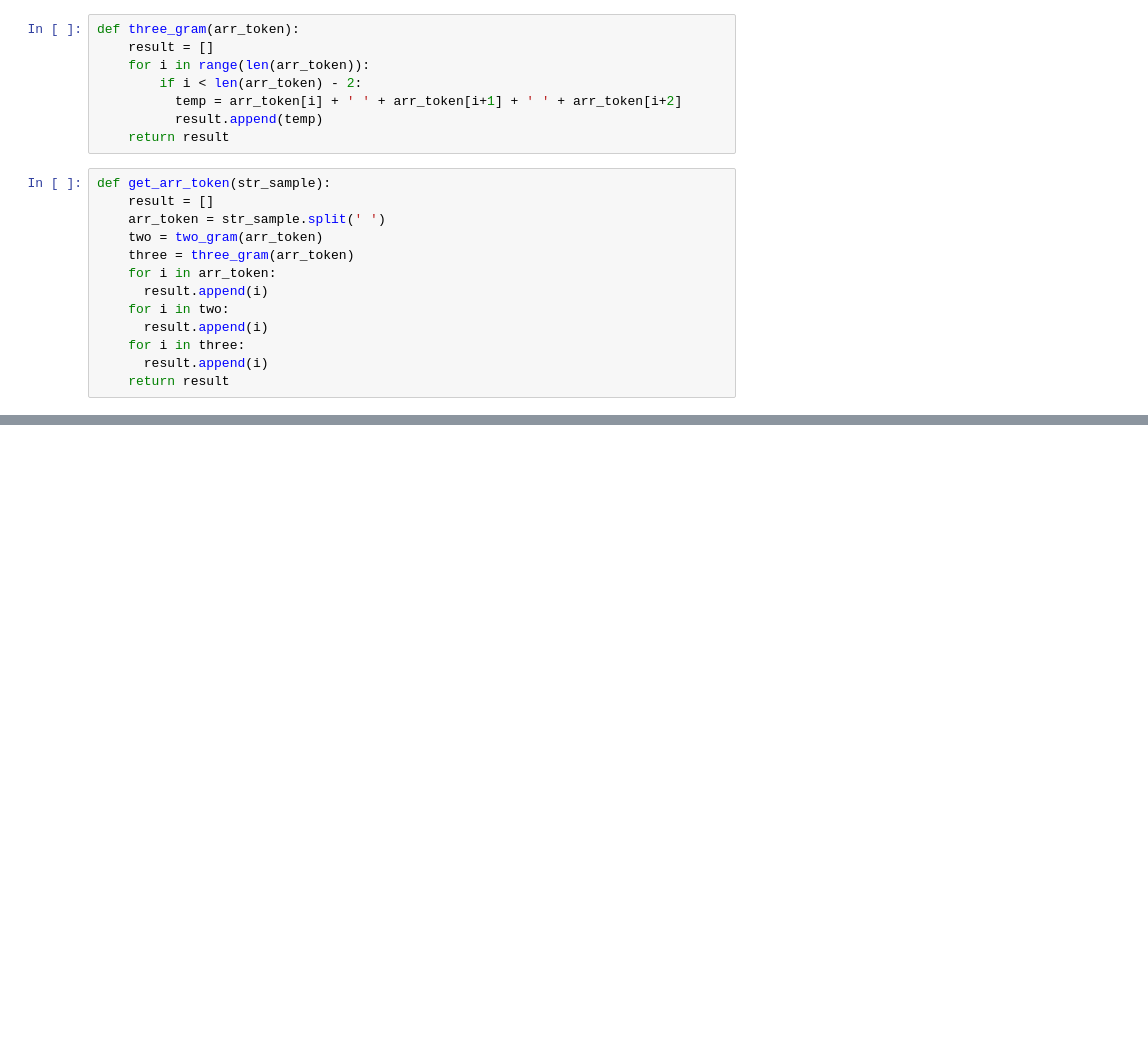
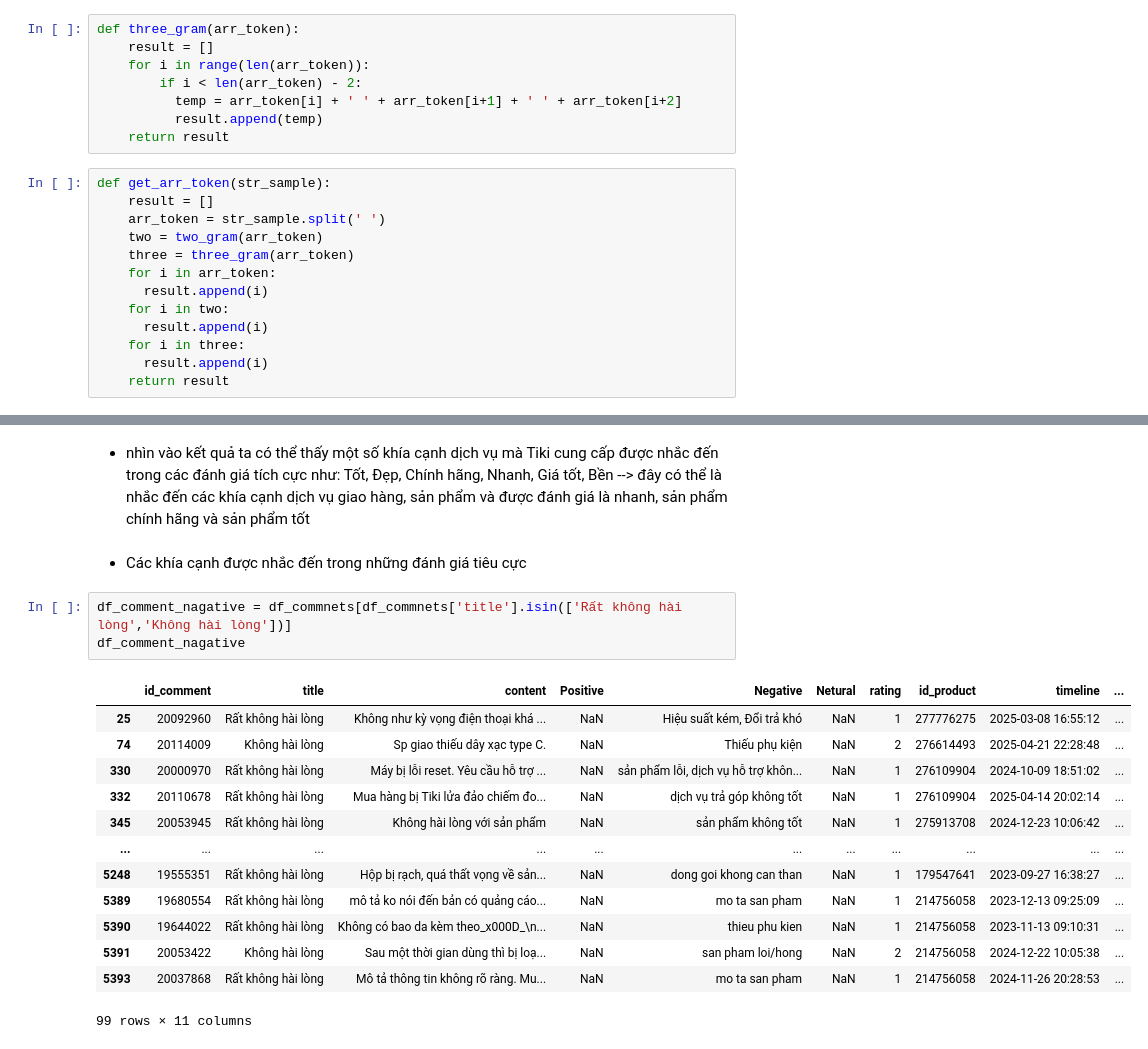
Before and after one commit to kieuminhhuu/Vietnam-E-commerce-Market-and-Customer-Product-Evaluation-Analysis-on-Tiki-E-commerce-Platform, a Jupyter notebook: Feedback_Tiki_Analysis.ipynb, the cells around one changed output, grey strips where cells are left out. Cells and saved outputs as stored; diff of their text form; blank space fills up the shorter version.

```diff
--- a/Feedback_Tiki_Analysis.ipynb
+++ b/Feedback_Tiki_Analysis.ipynb
@@ -838,0 +963,21 @@ df_commnets
+# %% [markdown]
+- nhìn vào kết quả ta có thể thấy một số khía cạnh dịch vụ mà Tiki cung cấp được nhắc đến trong các đánh giá tích cực như: Tốt, Đẹp, Chính hãng, Nhanh, Giá tốt, Bền --> đây có thể là nhắc đến các khía cạnh dịch vụ giao hàng, sản phẩm và được đánh giá là nhanh, sản phẩm chính hãng và sản phẩm tốt
+# %% [markdown]
+- Các khía cạnh được nhắc đến trong những đánh giá tiêu cực
+# %%
+df_comment_nagative = df_commnets[df_commnets['title'].isin(['Rất không hài lòng','Không hài lòng'])]
+df_comment_nagative
+# %% [output]
+|  | id_comment | title | content | Positive | Negative | Netural | rating | id_product | timeline | ... |
+| 25 | 20092960 | Rất không hài lòng | Không như kỳ vọng điện thoại khá ... | NaN | Hiệu suất kém, Đổi trả khó | NaN | 1 | 277776275 | 2025-03-08 16:55:12 | ... |
+| 74 | 20114009 | Không hài lòng | Sp giao thiếu dây xạc type C. | NaN | Thiếu phụ kiện | NaN | 2 | 276614493 | 2025-04-21 22:28:48 | ... |
+| 330 | 20000970 | Rất không hài lòng | Máy bị lỗi reset. Yêu cầu hỗ trợ ... | NaN | sản phẩm lỗi, dịch vụ hỗ trợ khôn... | NaN | 1 | 276109904 | 2024-10-09 18:51:02 | ... |
+| 332 | 20110678 | Rất không hài lòng | Mua hàng bị Tiki lửa đảo chiếm đo... | NaN | dịch vụ trả góp không tốt | NaN | 1 | 276109904 | 2025-04-14 20:02:14 | ... |
+| 345 | 20053945 | Rất không hài lòng | Không hài lòng với sản phẩm | NaN | sản phẩm không tốt | NaN | 1 | 275913708 | 2024-12-23 10:06:42 | ... |
+| ... | ... | ... | ... | ... | ... | ... | ... | ... | ... | ... |
+| 5248 | 19555351 | Rất không hài lòng | Hộp bị rạch, quá thất vọng về sản... | NaN | dong goi khong can than | NaN | 1 | 179547641 | 2023-09-27 16:38:27 | ... |
+| 5389 | 19680554 | Rất không hài lòng | mô tả ko nói đến bản có quảng cáo... | NaN | mo ta san pham | NaN | 1 | 214756058 | 2023-12-13 09:25:09 | ... |
+| 5390 | 19644022 | Rất không hài lòng | Không có bao da kèm theo_x000D_\n... | NaN | thieu phu kien | NaN | 1 | 214756058 | 2023-11-13 09:10:31 | ... |
+| 5391 | 20053422 | Không hài lòng | Sau một thời gian dùng thì bị loạ... | NaN | san pham loi/hong | NaN | 2 | 214756058 | 2024-12-22 10:05:38 | ... |
+| 5393 | 20037868 | Rất không hài lòng | Mô tả thông tin không rõ ràng. Mu... | NaN | mo ta san pham | NaN | 1 | 214756058 | 2024-11-26 20:28:53 | ... |
+99 rows × 11 columns
```
Also changed, not shown: parts of 23 cells of this notebook.
